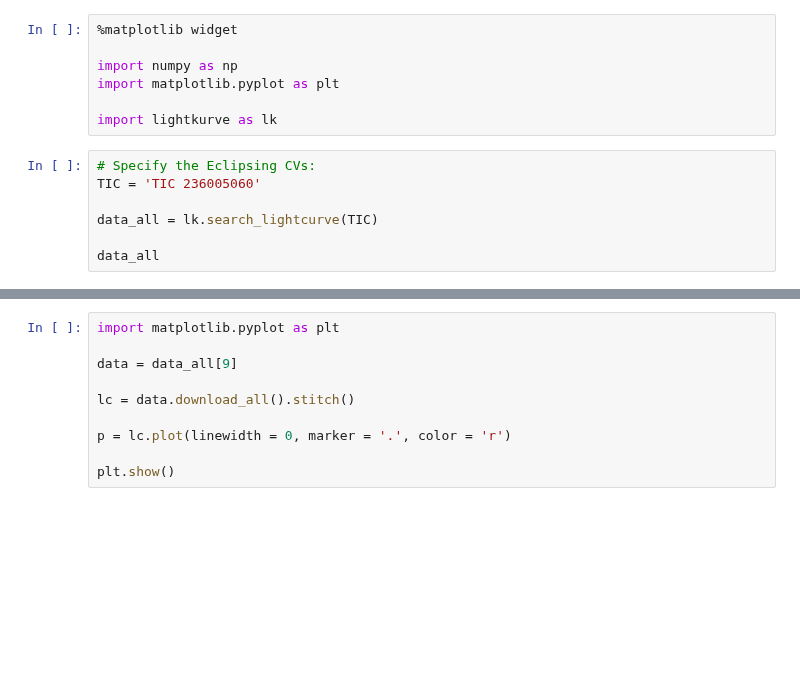
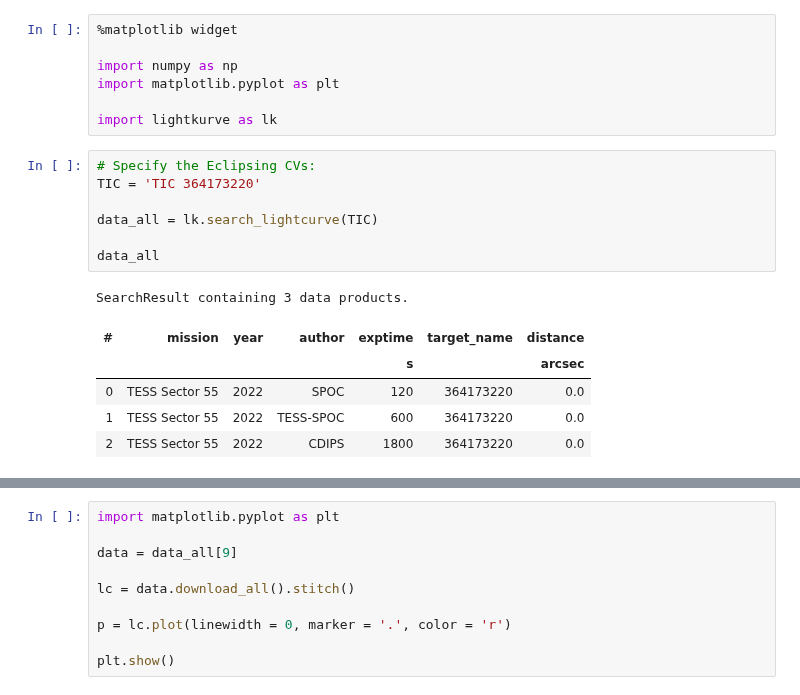
Before and after one commit to katerickels/CV-Analyzer, a Jupyter notebook: Old Data/Eclipsing CVs/Light Curve and Periodogram of an Eclipsing CVs.ipynb, the cells around one changed output, grey strips where cells are left out. Cells and saved outputs as stored; diff of their text form; blank space fills up the shorter version.

```diff
--- a/Old Data/Eclipsing CVs/Light Curve and Periodogram of an Eclipsing CVs.ipynb
+++ b/Old Data/Eclipsing CVs/Light Curve and Periodogram of an Eclipsing CVs.ipynb
@@ -9,11 +9,18 @@ import matplotlib.pyplot as plt
 import lightkurve as lk
 # %%
 # Specify the Eclipsing CVs:
-TIC = 'TIC 236005060'
+TIC = 'TIC 364173220'
 
 data_all = lk.search_lightcurve(TIC)
 
 data_all
+# %% [output]
+SearchResult containing 3 data products.
+| # | mission | year | author | exptime | target_name | distance |
+|  |  |  |  | s |  | arcsec |
+| 0 | TESS Sector 55 | 2022 | SPOC | 120 | 364173220 | 0.0 |
+| 1 | TESS Sector 55 | 2022 | TESS-SPOC | 600 | 364173220 | 0.0 |
+| 2 | TESS Sector 55 | 2022 | CDIPS | 1800 | 364173220 | 0.0 |
 # %%
 import matplotlib.pyplot as plt
 
```
Also changed, not shown: parts of 2 cells of this notebook.
